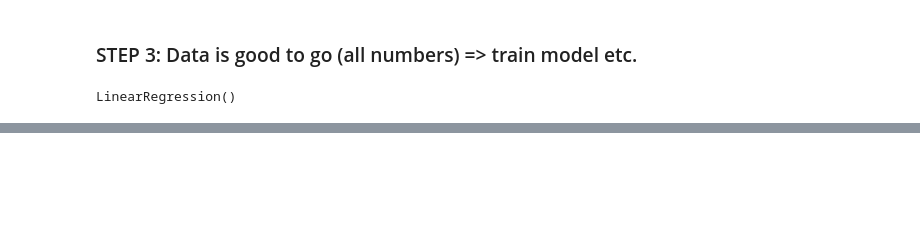
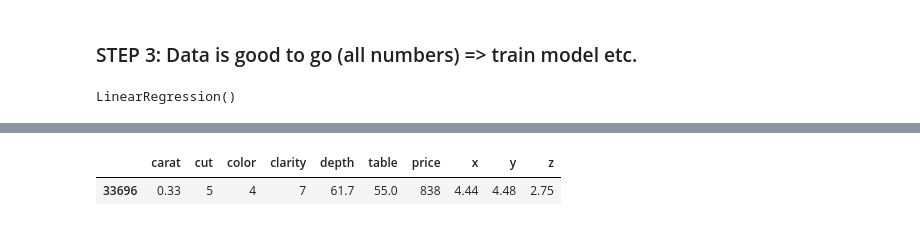
Before and after one commit to tuomasvaltanenLUAS/IntroductionToML2026, a Jupyter notebook: lecture3_linearregression_optimizations/linearregression_example3.ipynb, the cells around one changed output, grey strips where cells are left out. Saved outputs shown, nothing was run; the diff lists cells and outputs as text; code cells hidden in the pictures; blank space fills up the shorter version.

```diff
--- a/lecture3_linearregression_optimizations/linearregression_example3.ipynb
+++ b/lecture3_linearregression_optimizations/linearregression_example3.ipynb
@@ -211,3 +208,10 @@ Index(['Unnamed: 0', 'carat', 'cut', 'color', 'clarity', 'depth', 'table', 'x',
+# %%
+# example data, just to see what kind of values
+# are typically used in this dataset
+df.sample(1)
+# %% [output]
+|  | carat | cut | color | clarity | depth | table | price | x | y | z |
+| 33696 | 0.33 | 5 | 4 | 7 | 61.7 | 55.0 | 838 | 4.44 | 4.48 | 2.75 |
 # %%
 # usually in GUI application we save the model-object / variable into a file (by using joblib-module)
 # and in the GUI application => we load the saved model from the file
```
Also changed, not shown: parts of 14 cells of this notebook, 2 other files.
